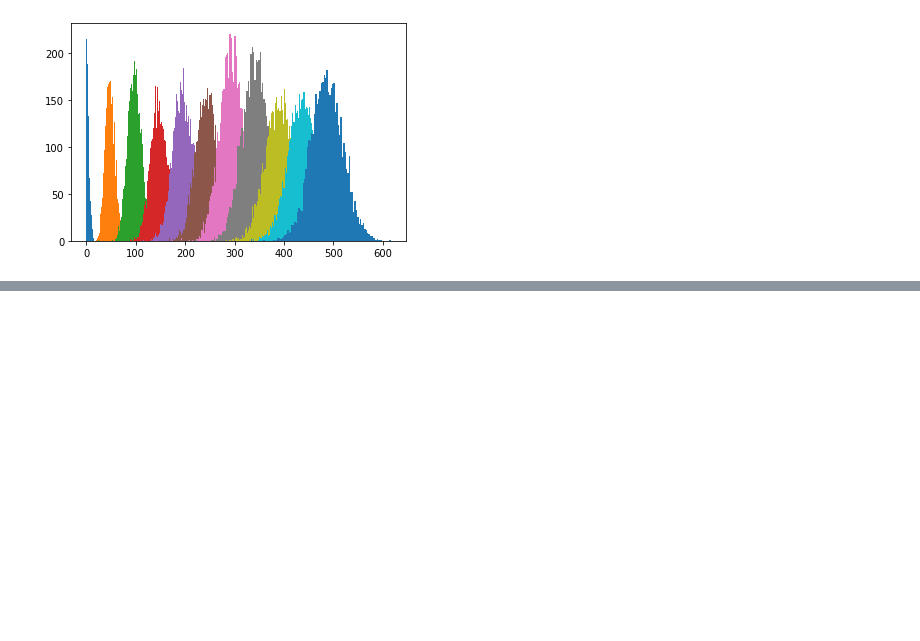
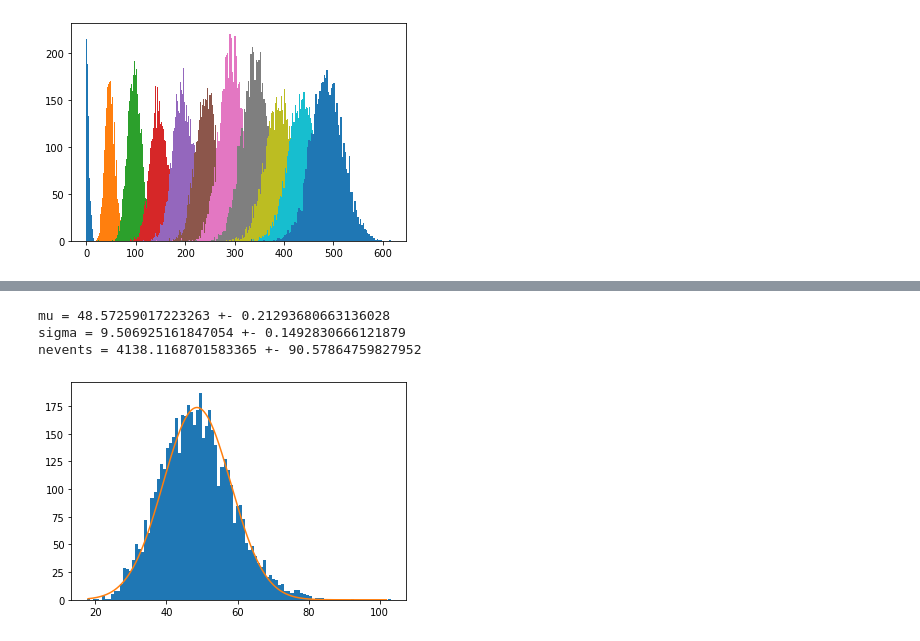
Before and after one commit to loooj58/detector, a Jupyter notebook: proc.ipynb, the cells around one changed output, grey strips where cells are left out. Saved outputs shown, nothing was run; the diff lists cells and outputs as text; code cells hidden in the pictures; blank space fills up the shorter version.

```diff
--- a/proc.ipynb
+++ b/proc.ipynb
@@ -34,0 +71,7 @@ energy_std = [np.std(data_) for data_ in data]
+# %%
+proc_calibration(1, 100, [50, 10, 10000])
+# %% [output]
+mu = 48.57259017223263 +- 0.21293680663136028
+sigma = 9.506925161847054 +- 0.1492830666121879
+nevents = 4138.1168701583365 +- 90.57864759827952
+[figure, added]
```
Also changed, not shown: parts of 32 cells of this notebook, 6 other files.
